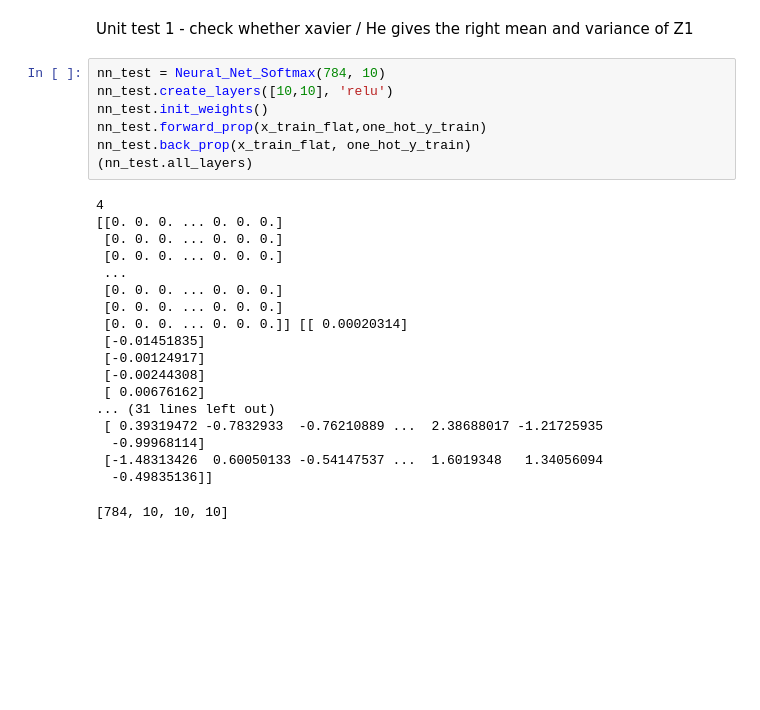
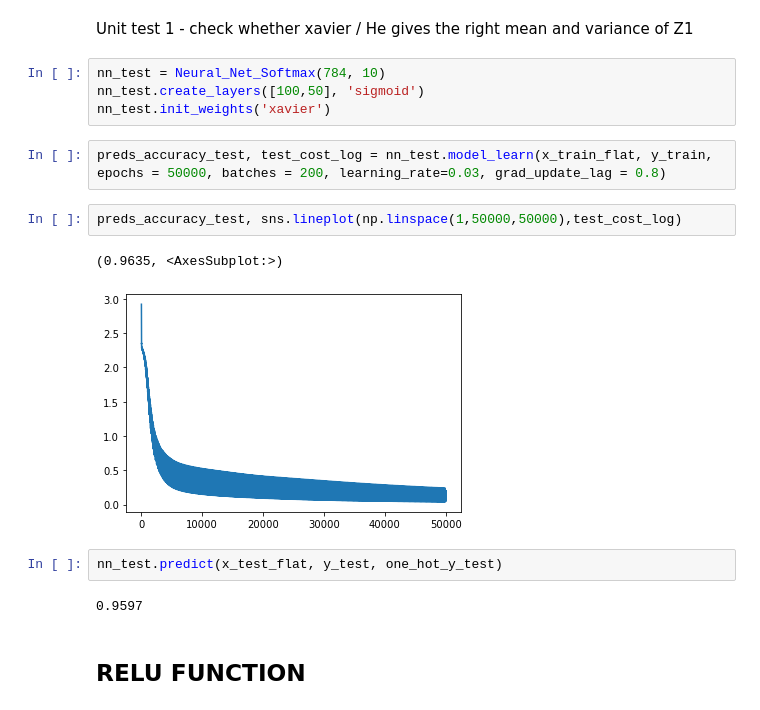
Before and after one commit to jakelourie1502/Neural_network_from_scratch, a Jupyter notebook: Softmax_mnist.ipynb, the cells around one changed output. Cells and saved outputs as stored; diff of their text form; blank space fills up the shorter version.

Commit message:
Works. Achieves 95% accuracy

```diff
--- a/Softmax_mnist.ipynb
+++ b/Softmax_mnist.ipynb
@@ -149,28 +197,19 @@ def back_prop_from_z_to_z_sigmoid(dC_dZn, final_layer_or_not,prev_Z, prev_A,W):
 Unit test 1 - check whether xavier / He gives the right mean and variance of Z1
 # %%
 nn_test = Neural_Net_Softmax(784, 10)
-nn_test.create_layers([10,10], 'relu')
-nn_test.init_weights()
-nn_test.forward_prop(x_train_flat,one_hot_y_train)
-nn_test.back_prop(x_train_flat, one_hot_y_train)
-(nn_test.all_layers)
+nn_test.create_layers([100,50], 'sigmoid')
+nn_test.init_weights('xavier')
-# %% [output]
-4
-[[0. 0. 0. ... 0. 0. 0.]
- [0. 0. 0. ... 0. 0. 0.]
- [0. 0. 0. ... 0. 0. 0.]
- ...
- [0. 0. 0. ... 0. 0. 0.]
- [0. 0. 0. ... 0. 0. 0.]
- [0. 0. 0. ... 0. 0. 0.]] [[ 0.00020314]
- [-0.01451835]
- [-0.00124917]
- [-0.00244308]
- [ 0.00676162]
-... (31 lines left out)
- [ 0.39319472 -0.7832933  -0.76210889 ...  2.38688017 -1.21725935
-  -0.99968114]
- [-1.48313426  0.60050133 -0.54147537 ...  1.6019348   1.34056094
-  -0.49835136]]
-[784, 10, 10, 10]
+# %%
+preds_accuracy_test, test_cost_log = nn_test.model_learn(x_train_flat, y_train, epochs = 50000, batches = 200, learning_rate=0.03, grad_update_lag = 0.8)
+# %%
+preds_accuracy_test, sns.lineplot(np.linspace(1,50000,50000),test_cost_log)
+# %% [output]
+(0.9635, <AxesSubplot:>)
+[figure, added]
+# %%
+nn_test.predict(x_test_flat, y_test, one_hot_y_test)
+# %% [output]
+0.9597
+# %% [markdown]
+ ## RELU FUNCTION
 # %%
```
Also changed, not shown: parts of 4 cells of this notebook.
